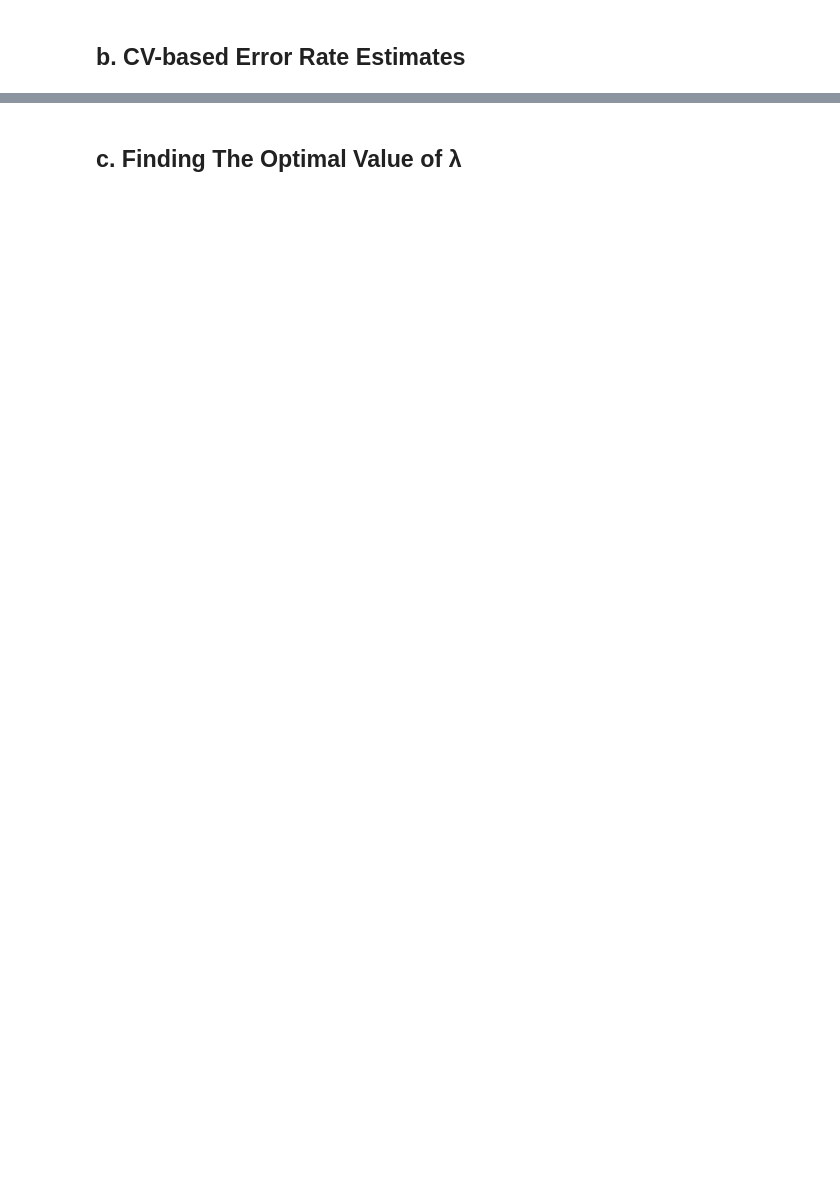
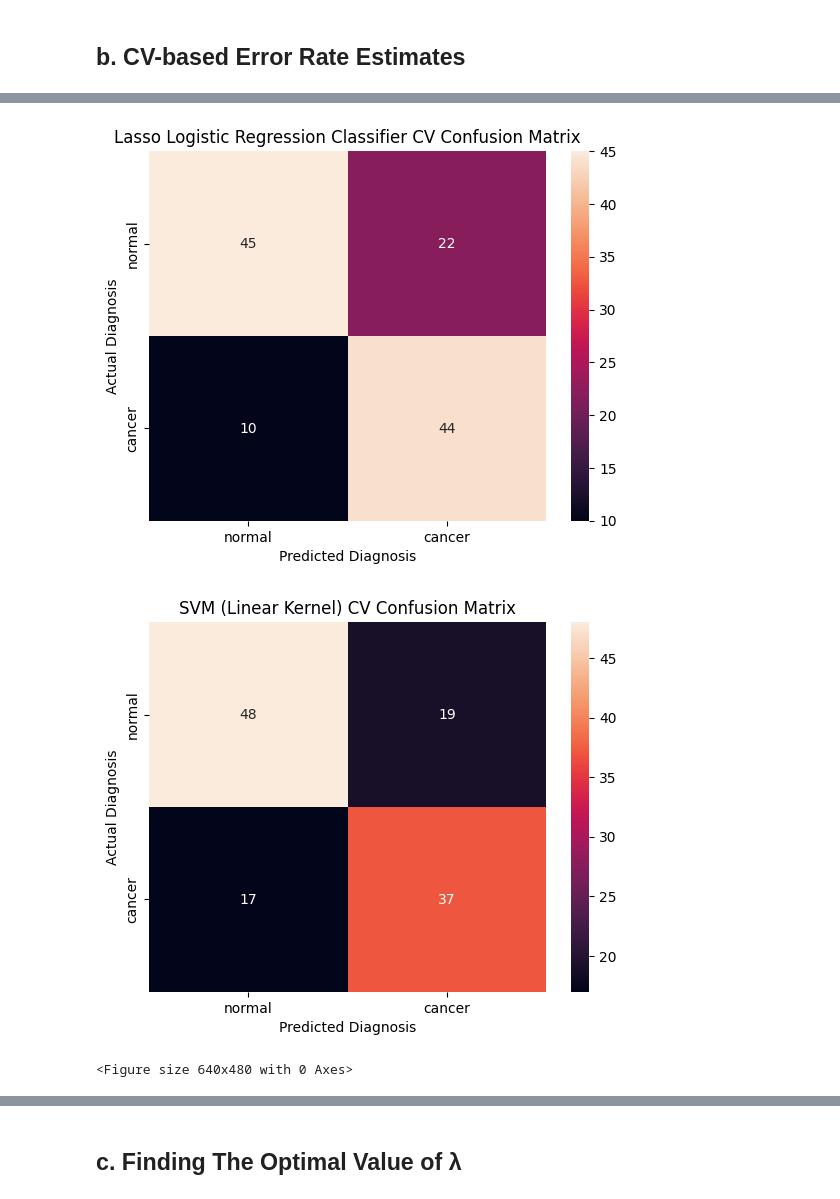
Before and after one commit to siepenmaru/stat3006-a4-code, a Jupyter notebook: A4.ipynb, the cells around one changed output, grey strips where cells are left out. Cells and saved outputs as stored; diff of their text form; code cells hidden in the pictures; blank space fills up the shorter version.

```diff
--- a/A4.ipynb
+++ b/A4.ipynb
@@ -383,7 +352,7 @@ plot_confusion_matrix(
 # %%
 lasso.set_params(C=lassoGrid.best_params_['C'])
 pred_lasso_cv = cross_val_predict(lasso, X, Y.to_numpy().ravel(), cv=kfolds, n_jobs=-1)
-pred_svm_cv = cross_val_predict(lasso, X, Y.to_numpy().ravel(), cv=kfolds, n_jobs=-1)
+pred_svm_cv = cross_val_predict(svm, X, Y.to_numpy().ravel(), cv=kfolds, n_jobs=-1)
 pred_lasso_final = lassoFinal.predict(X)
 pred_svm_final = svmFinal.predict(X)
 # %%
@@ -409,0 +399,14 @@ weighted avg       1.00      1.00      1.00       121
+# %%
+plot_confusion_matrix(
+    Y['label'],
+    pred_lasso_cv,
+    "Lasso Logistic Regression Classifier CV Confusion Matrix")
+
+plot_confusion_matrix(
+    Y['label'],
+    pred_svm_cv,
+    "SVM (Linear Kernel) CV Confusion Matrix")
+# %% [output]
+[figure, added]
+[figure, added]
+<Figure size 640x480 with 0 Axes>
```
Also changed, not shown: parts of 9 cells of this notebook.
